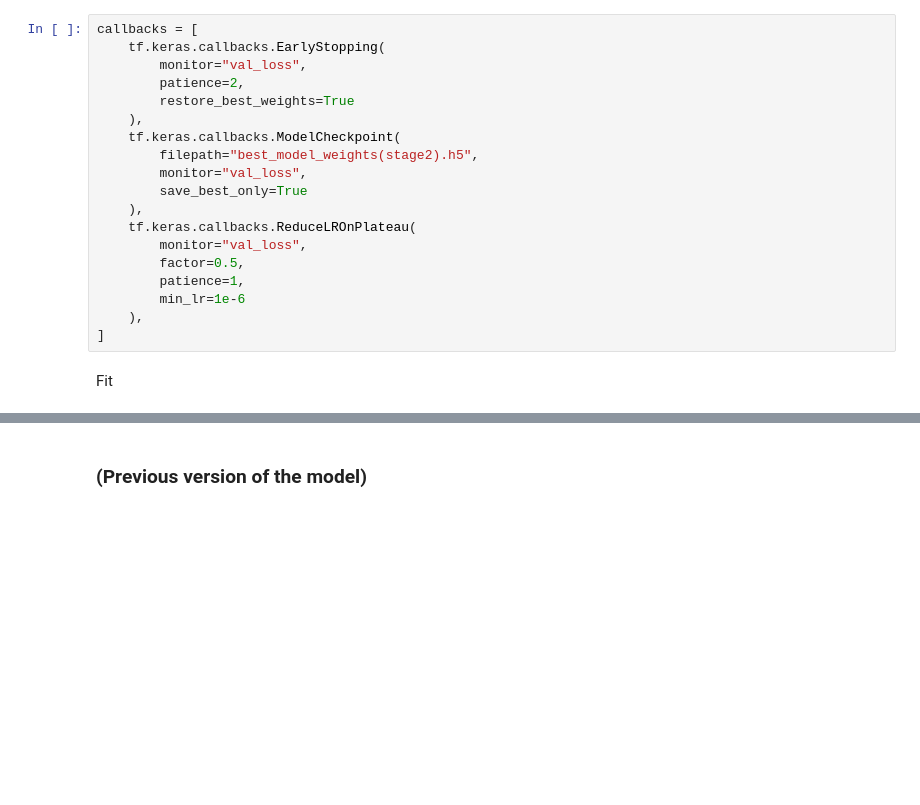
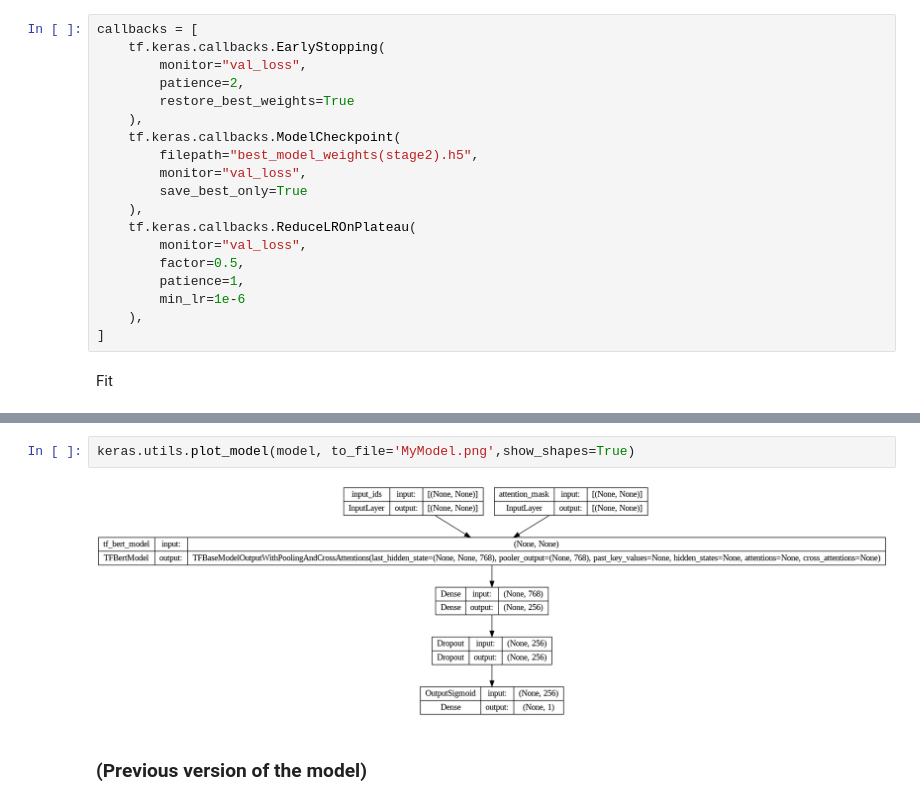
Before and after one commit to HosseinMasoudi/Sentiment_Analysis_with_Transformers, a Jupyter notebook: SentimentAnalysisTransformersNLP(WithOutHazm)(Use_Model_in_MLP).ipynb, the cells around one changed output, grey strips where cells are left out. Drawn from its saved outputs; the diff is of its cells as text; blank space fills up the shorter version.

```diff
--- a/SentimentAnalysisTransformersNLP(WithOutHazm)(Use_Model_in_MLP).ipynb
+++ b/SentimentAnalysisTransformersNLP(WithOutHazm)(Use_Model_in_MLP).ipynb
@@ -516,3 +519,7 @@ plt.show()
+# %%
+keras.utils.plot_model(model, to_file='MyModel.png',show_shapes=True)
+# %% [output]
+[figure, added]
 # %% [markdown]
 ### (Previous version of the model)
 # %% [markdown]
```
Also changed, not shown: parts of 24 cells of this notebook.
